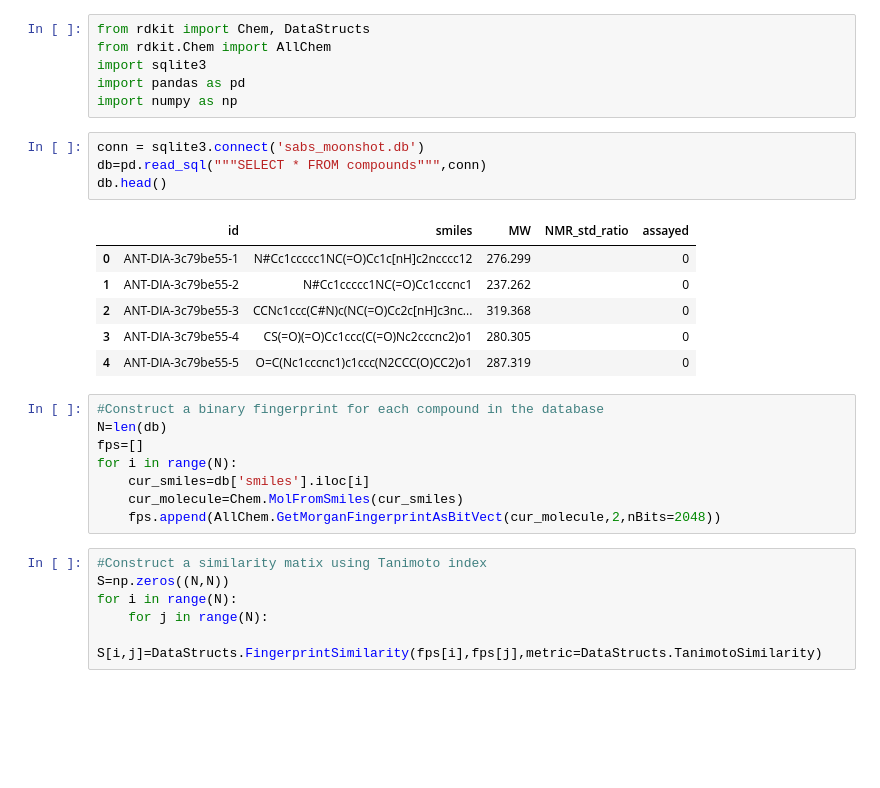
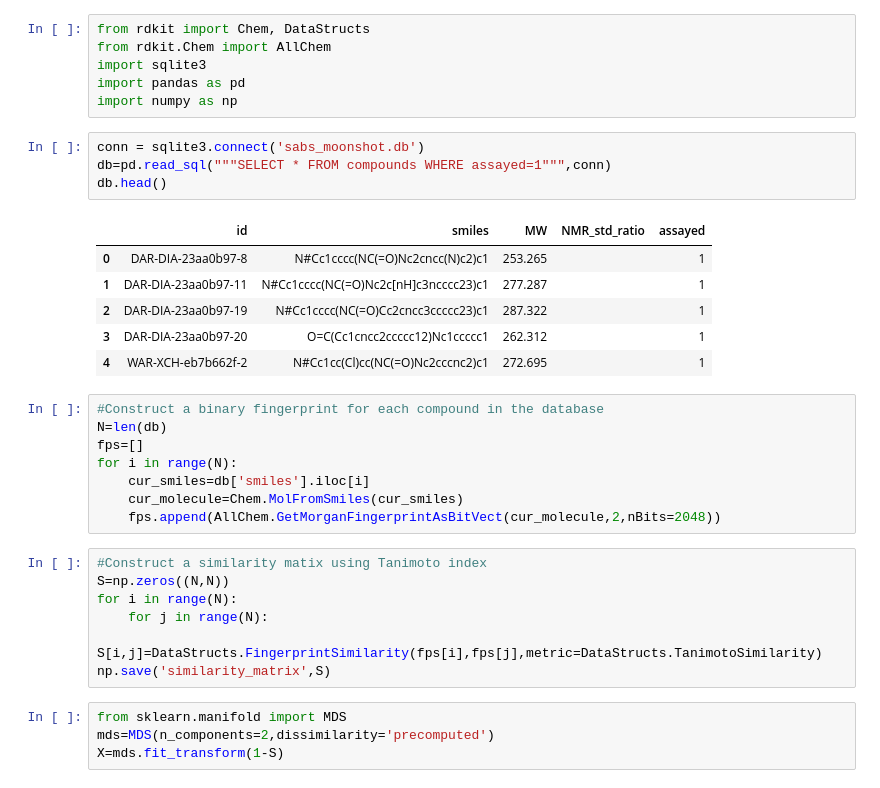
Before and after one commit to SABS-DataScienceForDrugDiscovery-9/COVID_moonshot_analysis, a Jupyter notebook: cluster_compounds.ipynb, the cells around one changed output. Cells and saved outputs as stored; diff of their text form; blank space fills up the shorter version.

Commit message:
computed MDS on the compounds

```diff
--- a/cluster_compounds.ipynb
+++ b/cluster_compounds.ipynb
@@ -6,15 +6,15 @@ import pandas as pd
 import numpy as np
 # %%
 conn = sqlite3.connect('sabs_moonshot.db')
-db=pd.read_sql("""SELECT * FROM compounds""",conn)
+db=pd.read_sql("""SELECT * FROM compounds WHERE assayed=1""",conn)
 db.head()
 # %% [output]
 |  | id | smiles | MW | NMR_std_ratio | assayed |
-| 0 | ANT-DIA-3c79be55-1 | N#Cc1ccccc1NC(=O)Cc1c[nH]c2ncccc12 | 276.299 |  | 0 |
-| 1 | ANT-DIA-3c79be55-2 | N#Cc1ccccc1NC(=O)Cc1cccnc1 | 237.262 |  | 0 |
-| 2 | ANT-DIA-3c79be55-3 | CCNc1ccc(C#N)c(NC(=O)Cc2c[nH]c3nc... | 319.368 |  | 0 |
-| 3 | ANT-DIA-3c79be55-4 | CS(=O)(=O)Cc1ccc(C(=O)Nc2cccnc2)o1 | 280.305 |  | 0 |
-| 4 | ANT-DIA-3c79be55-5 | O=C(Nc1cccnc1)c1ccc(N2CCC(O)CC2)o1 | 287.319 |  | 0 |
+| 0 | DAR-DIA-23aa0b97-8 | N#Cc1cccc(NC(=O)Nc2cncc(N)c2)c1 | 253.265 |  | 1 |
+| 1 | DAR-DIA-23aa0b97-11 | N#Cc1cccc(NC(=O)Nc2c[nH]c3ncccc23)c1 | 277.287 |  | 1 |
+| 2 | DAR-DIA-23aa0b97-19 | N#Cc1cccc(NC(=O)Cc2cncc3ccccc23)c1 | 287.322 |  | 1 |
+| 3 | DAR-DIA-23aa0b97-20 | O=C(Cc1cncc2ccccc12)Nc1ccccc1 | 262.312 |  | 1 |
+| 4 | WAR-XCH-eb7b662f-2 | N#Cc1cc(Cl)cc(NC(=O)Nc2cccnc2)c1 | 272.695 |  | 1 |
 # %%
 #Construct a binary fingerprint for each compound in the database
 N=len(db)
@@ -29,3 +29,8 @@ S=np.zeros((N,N))
 for i in range(N):
     for j in range(N):
         S[i,j]=DataStructs.FingerprintSimilarity(fps[i],fps[j],metric=DataStructs.TanimotoSimilarity)
+np.save('similarity_matrix',S)
+# %%
+from sklearn.manifold import MDS
+mds=MDS(n_components=2,dissimilarity='precomputed')
+X=mds.fit_transform(1-S)
```
Also changed, not shown: parts of 1 cell of this notebook.
